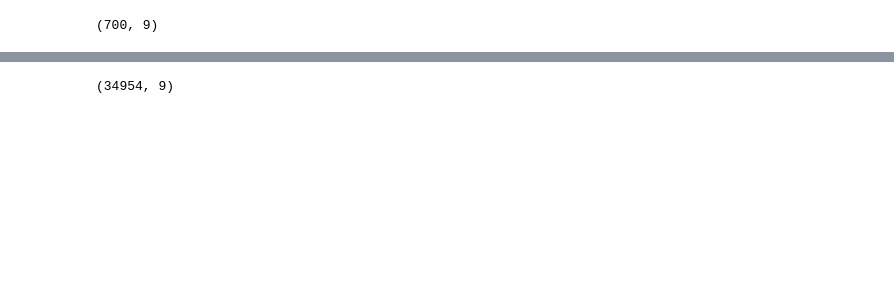
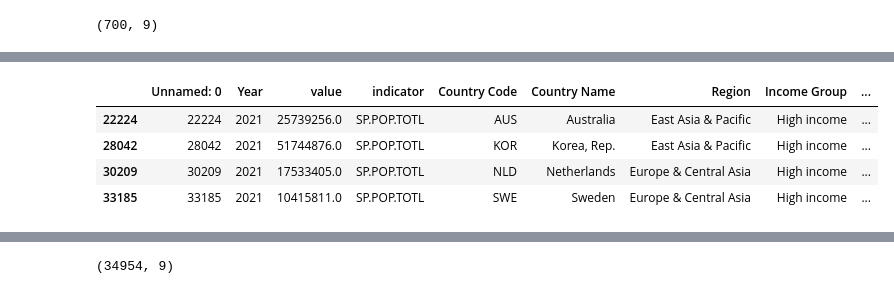
Before and after one commit to davidsadovy/data690_fall2022, a Jupyter notebook: assignment_07/assignment_07.ipynb, the cells around one changed output, grey strips where cells are left out. Cells and saved outputs as stored; diff of their text form; code cells hidden in the pictures; blank space fills up the shorter version.

```diff
--- a/assignment_07/assignment_07.ipynb
+++ b/assignment_07/assignment_07.ipynb
@@ -79 +73,12 @@ df3
+# %%
+# create new dataframe with just population in my selected countries for 2021 (latest year available)
+df3 = df2.query('indicator == "SP.POP.TOTL" and Year == 2021')
+
+df3
+# %% [output]
+|  | Unnamed: 0 | Year | value | indicator | Country Code | Country Name | Region | Income Group | ... |
+| 22224 | 22224 | 2021 | 25739256.0 | SP.POP.TOTL | AUS | Australia | East Asia & Pacific | High income | ... |
+| 28042 | 28042 | 2021 | 51744876.0 | SP.POP.TOTL | KOR | Korea, Rep. | East Asia & Pacific | High income | ... |
+| 30209 | 30209 | 2021 | 17533405.0 | SP.POP.TOTL | NLD | Netherlands | Europe & Central Asia | High income | ... |
+| 33185 | 33185 | 2021 | 10415811.0 | SP.POP.TOTL | SWE | Sweden | Europe & Central Asia | High income | ... |
 # %%
```
Also changed, not shown: parts of 25 cells of this notebook.
